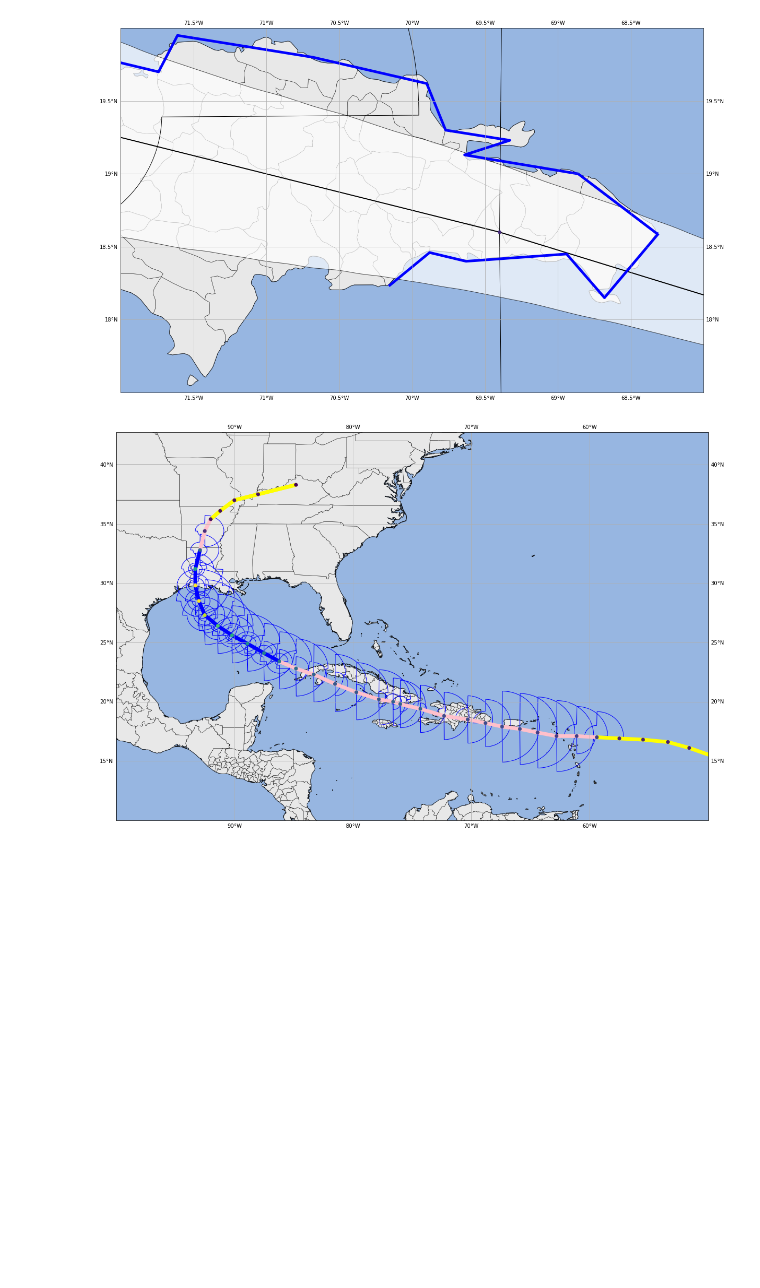
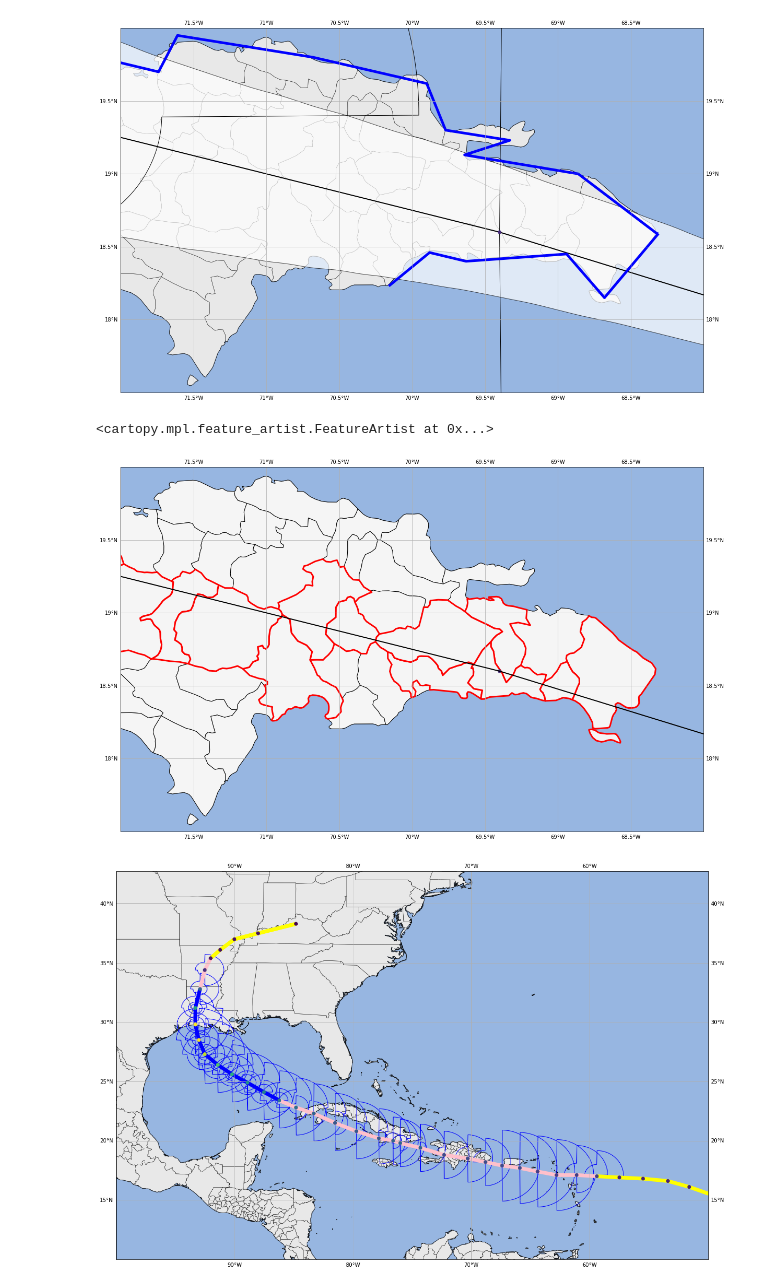
Before and after one commit to jmedinah09/UnidataProjects, a Jupyter notebook: tropical_cyclone_plot_project/Tropical_Cyclone_Plot_Project.ipynb, the cells around one changed output. Cells and saved outputs as stored; diff of their text form; code cells hidden in the pictures; blank space fills up the shorter version.

```diff
--- a/tropical_cyclone_plot_project/Tropical_Cyclone_Plot_Project.ipynb
+++ b/tropical_cyclone_plot_project/Tropical_Cyclone_Plot_Project.ipynb
@@ -339,6 +334,49 @@ for ww_type in ww_colors.keys():
 #plt.colorbar(sc)
 # %% [output]
 [figure]
+# %%
+fig = plt.figure(figsize=(20, 20))
+ax  = plt.subplot(1, 1, 1, projection = map_crs)
+
+ax.set_extent([-100, -50, 10, 40])
+ax.set_extent([-72, -68, 17.5, 20])
+ax.add_feature(cfeat.OCEAN.with_scale('10m'))
+
+grid_lines = ax.gridlines(draw_labels=True)
+grid_lines.xformatter = LONGITUDE_FORMATTER
+grid_lines.yformatter = LATITUDE_FORMATTER
+
+
+ax.add_geometries(land_gdf['geometry'], crs=data_crs, facecolor='lightgray',
+                 edgecolor='none', alpha = 0.5)
+
+ax.add_geometries(coastline_gdf['geometry'], crs=data_crs, facecolor='none',
+                 edgecolor='black', linewidth=1, alpha=0.7)
+
+
+ax.add_geometries(track_line_gdf['geometry'], crs=data_crs, facecolor='none',
+                 edgecolor='black', linewidth=2, zorder = 100)
+sc = ax.scatter(points_gdf['LON'], points_gdf['LAT'],transform=data_crs,
+                zorder=100, c=points_gdf['MAXWIND'])
+track = sgeom.LineString(zip(points_gdf['LON'], points_gdf['LAT']))
+
+def colorize_state(geometry):
+        #facecolor = (0.9375, 0.9375, 0.859375)
+        edgecolor  =  'black'
+        linewidth  =     1
+        if geometry.intersects(track):
+            #facecolor = 'red'
+            edgecolor = 'red'
+            linewidth =   3
+        return {'facecolor': 'whitesmoke', 'edgecolor': edgecolor, 'linewidth': linewidth}
+ax.add_geometries(states_provinces_gdf['geometry'], crs=data_crs, styler=colorize_state)
+# ax.add_geometries(
+#         shpreader.Reader(states_shp).geometries(),
+#         ccrs.PlateCarree(),
+#         styler=colorize_state)
+# %% [output]
+<cartopy.mpl.feature_artist.FeatureArtist at 0x...>
+[figure, added]
 # %%
 fig = plt.figure(figsize=(20, 20))
 ax  = plt.subplot(1, 1, 1, projection = map_crs)
```
Also changed, not shown: parts of 7 cells of this notebook, 27 other files.
